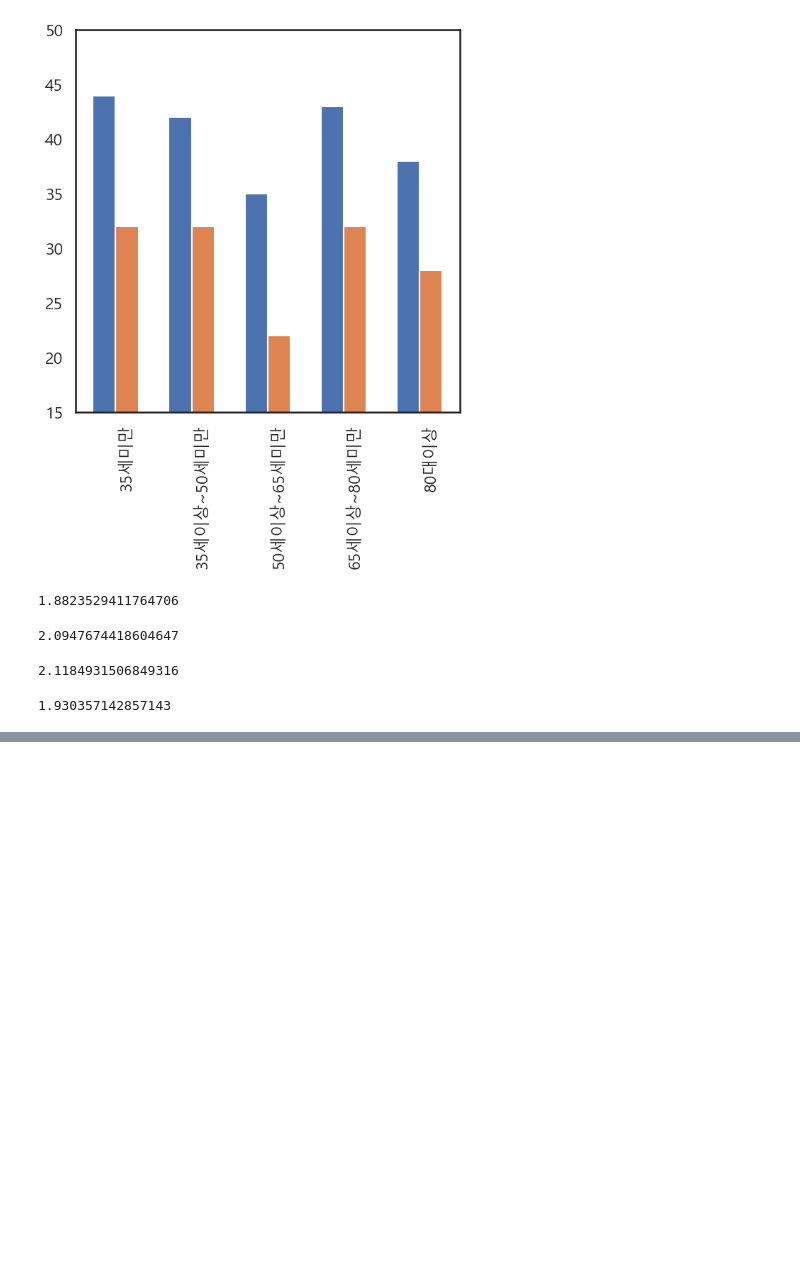
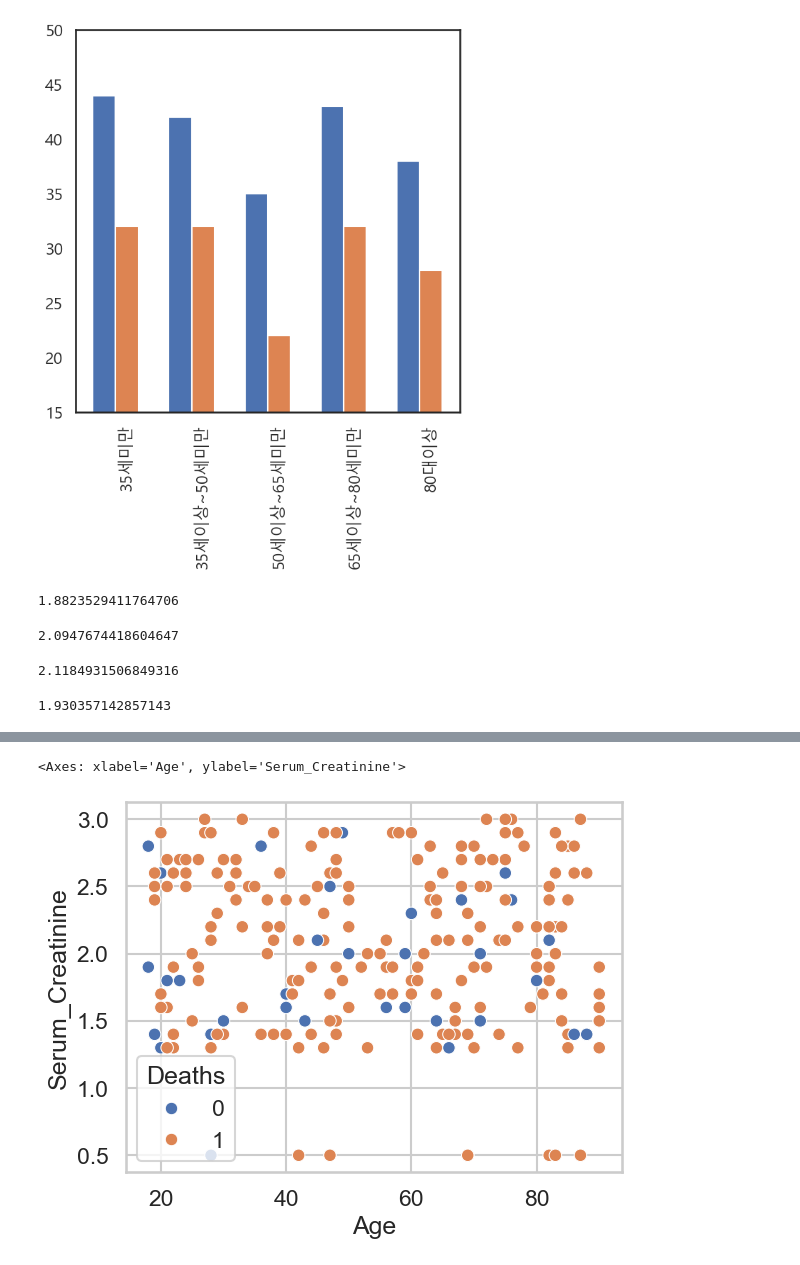
Before and after one commit to cutepuppy2024/Kidney-Project, a Jupyter notebook: ckd_analysis_1st.ipynb, the cells around one changed output, grey strips where cells are left out. Cells and saved outputs as stored; diff of their text form; code cells hidden in the pictures; blank space fills up the shorter version.

```diff
--- a/ckd_analysis_1st.ipynb
+++ b/ckd_analysis_1st.ipynb
@@ -627,0 +686,7 @@ dm_serum_df[(dm_serum_df['Received_Treatment']==1) & (dm_serum_df["Deaths"]==1)]
+# %%
+# 연령과 사망자에 따른 구분을 추가
+
+sns.scatterplot(data=scatter_g, x = "Age", y = "Serum_Creatinine", hue='Deaths')
+# %% [output]
+<Axes: xlabel='Age', ylabel='Serum_Creatinine'>
+[figure, added]
```
Also changed, not shown: parts of 24 cells of this notebook.
